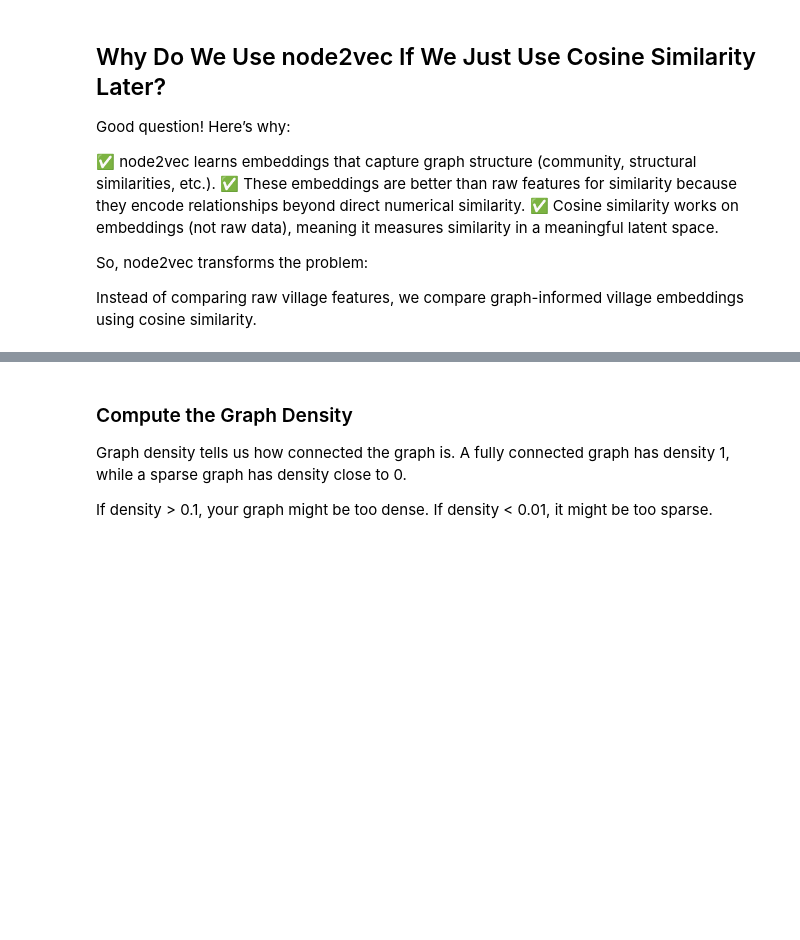
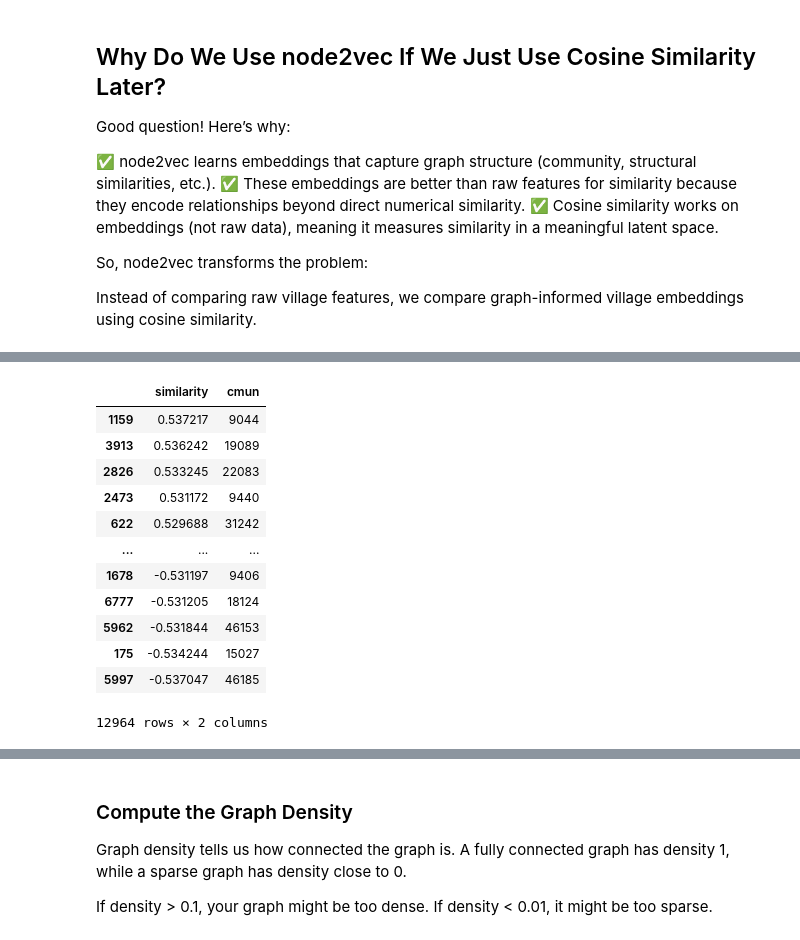
Before and after one commit to marimoysan/ml-pueblos, a Jupyter notebook: notebooks/4_models/recommender_node2vec.ipynb, the cells around one changed output, grey strips where cells are left out. Drawn from its saved outputs; the diff is of its cells as text; code cells hidden in the pictures; blank space fills up the shorter version.

```diff
--- a/notebooks/4_models/recommender_node2vec.ipynb
+++ b/notebooks/4_models/recommender_node2vec.ipynb
@@ -267,0 +314,22 @@ Passing `palette` without assigning `hue` is deprecated and will be removed in v
+# %%
+
+from sklearn.metrics.pairwise import cosine_similarity
+import numpy as np
+import seaborn as sns
+import matplotlib.pyplot as plt
+
+# 1. Get vectors for user-selected villages
+user_selected_villages = user_choices_cmun
+valid_villages = []
+selected_vectors = []
+
+for v in user_selected_villages:
+    try:
+        vector = model.wv[str(v)]
+        selected_vectors.append(vector)
+        valid_villages.append(v)
+    except KeyError:
+        print(f"Warning: Village {v} not found in model")
+
+display(selected_vectors)
+user_latent_features = svd.transform(np.array(selected_vectors))
@@ -267,0 +357,26 @@ Passing `palette` without assigning `hue` is deprecated and will be removed in v
+# %%
+# Reduce selected vectors using the same transformation
+# 4. Calculate similarities in reduced space
+similarities_svd = cosine_similarity(user_latent_features, pueblos_latent_features)
+
+df_similarities = pd.DataFrame()
+df_similarities['similarity'] = similarities_svd.mean(axis=0)
+
+df_similarities['cmun'] = G.nodes().keys()
+df_similarities = df_similarities.sort_values(by='similarity', ascending=False)
+
+df_similarities
+# %% [output]
+|  | similarity | cmun |
+| 1159 | 0.537217 | 9044 |
+| 3913 | 0.536242 | 19089 |
+| 2826 | 0.533245 | 22083 |
+| 2473 | 0.531172 | 9440 |
+| 622 | 0.529688 | 31242 |
+| ... | ... | ... |
+| 1678 | -0.531197 | 9406 |
+| 6777 | -0.531205 | 18124 |
+| 5962 | -0.531844 | 46153 |
+| 175 | -0.534244 | 15027 |
+| 5997 | -0.537047 | 46185 |
+12964 rows × 2 columns
```
Also changed, not shown: parts of 21 cells of this notebook, 4 other files.
